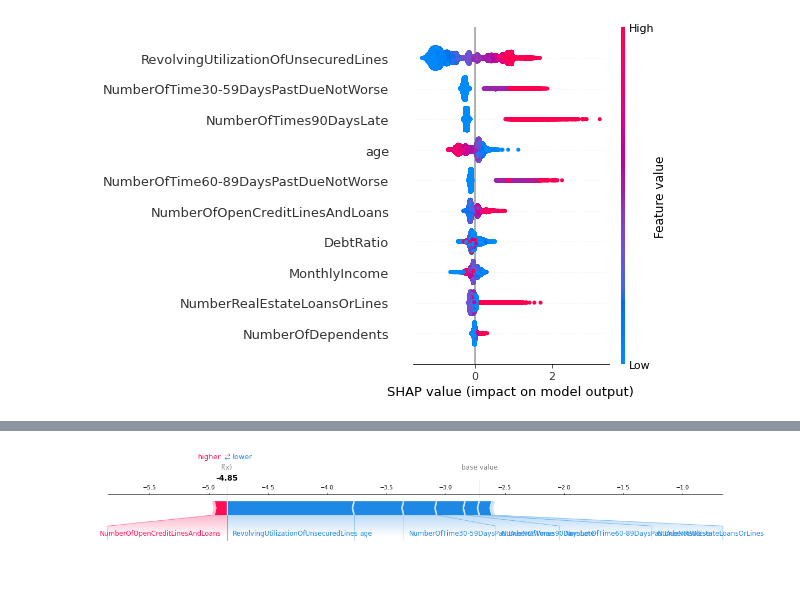
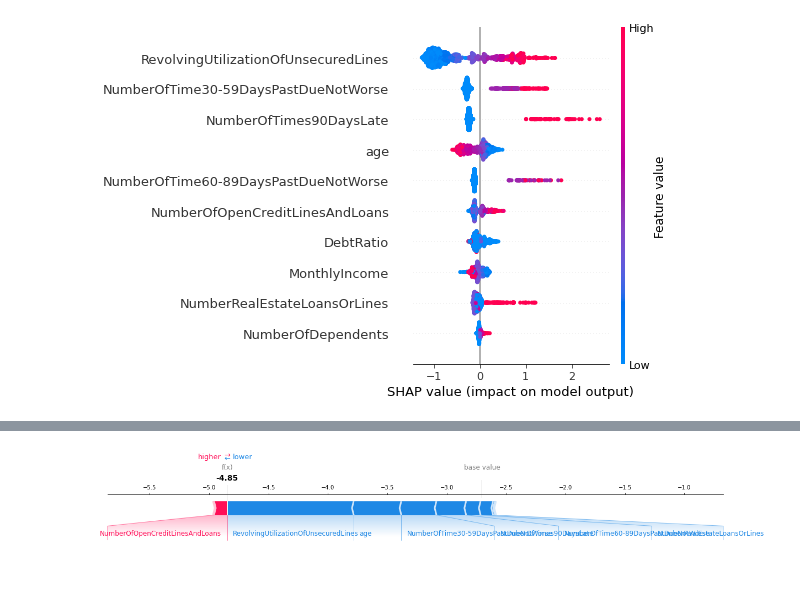
Before and after one commit to mriganav061/credit-default-prediction-cibc, a Jupyter notebook: notebooks/02_final_model_pipeline.ipynb, the cells around one changed output, grey strips where cells are left out. Drawn from its saved outputs; the diff is of its cells as text; code cells hidden in the pictures.

Commit message:
Final model with tuning, SHAP analysis, and outputs

```diff
--- a/notebooks/02_final_model_pipeline.ipynb
+++ b/notebooks/02_final_model_pipeline.ipynb
@@ -44,4 +20,0 @@ Predictions saved to: ../outputs/test_probabilities.csv
-# %%
-# Extract components from pipeline
-preprocessor = best_model.named_steps['preprocessor']
-model = best_model.named_steps['model']
@@ -51,0 +100,3 @@ feature_names = X_train.columns
+# %%
+#Set final model
+best_model = tuned_model
@@ -52,22 +130,32 @@ feature_names = X_train.columns
 # %%
+## SHAP steps ##
+import shap
+
+# Extract preprocessing and model from final pipeline
 preprocessor = best_model.named_steps["preprocessor"]
 model = best_model.named_steps["model"]
 
+# Transform validation data
 X_val_transformed = preprocessor.transform(X_val)
-feature_names = X_val.columns
+feature_names = list(X_val.columns)
 
-import shap
+# Use a smaller sample for faster SHAP computation
+X_sample = X_val_transformed[:1000]
 
+# Create SHAP explainer for tree-based model
 explainer = shap.TreeExplainer(model)
-shap_values = explainer.shap_values(X_val_transformed)
 
+# Compute SHAP values on the same sample used for plotting
+shap_values = explainer.shap_values(X_sample)
+
+# Global SHAP summary plot
 shap.summary_plot(
     shap_values,
-    X_val_transformed,
+    X_sample,
     feature_names=feature_names
 )
 # %% [output]
-[figure, old version]
+[figure, new version]
 # %%
 shap.summary_plot(
     shap_values,
```
Also changed, not shown: parts of 30 cells of this notebook, 5 other files.
